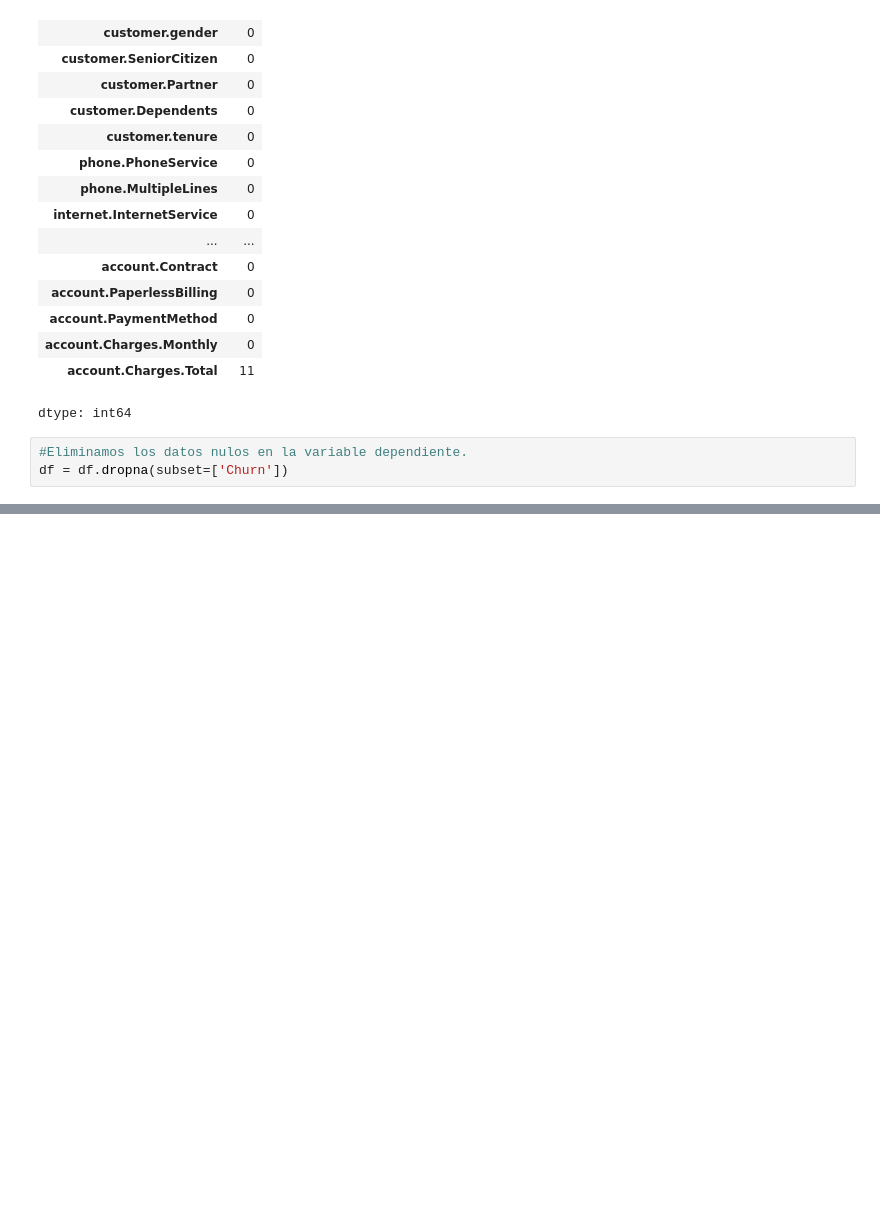
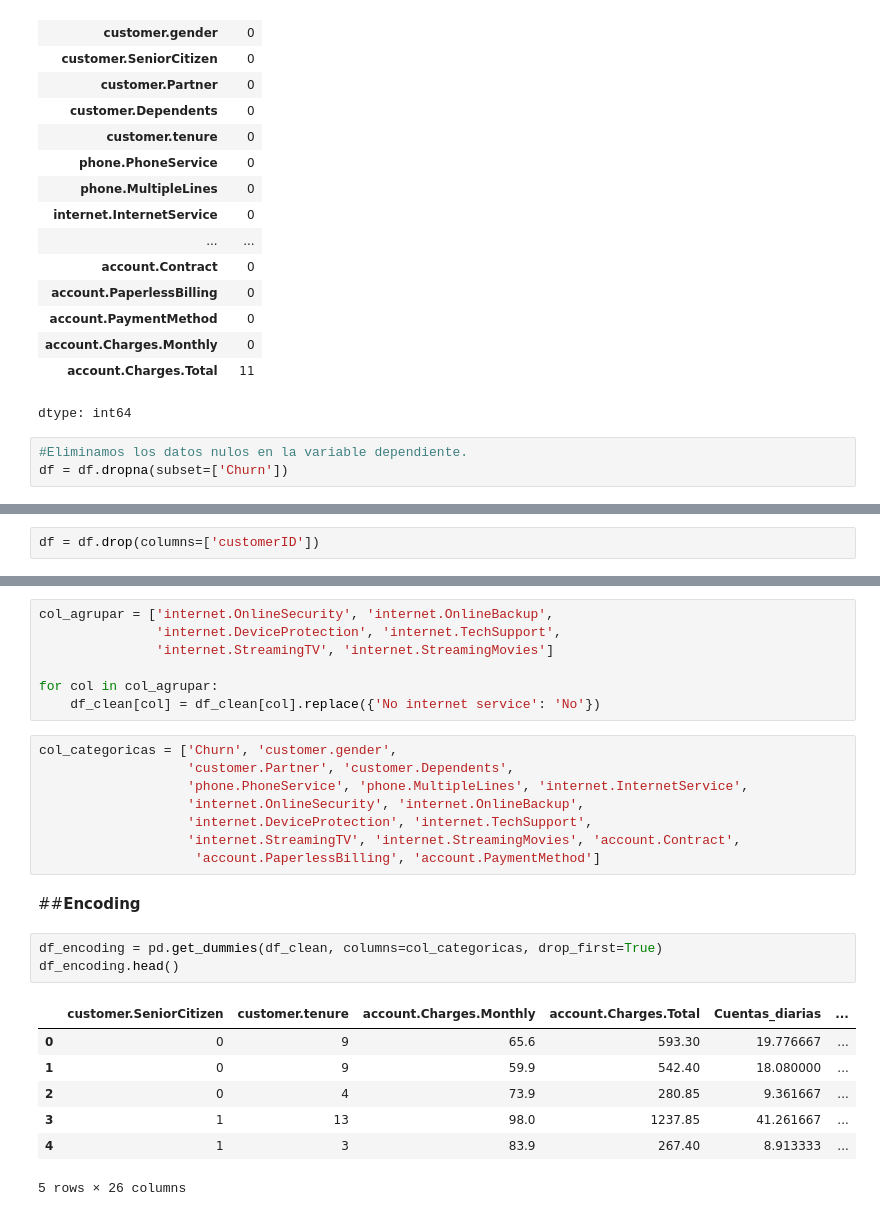
Before and after one commit to EuniceGarcia503/Challenge3_TelecomX_LATAM_parte_II, a Jupyter notebook: Challenge_TelecomX_parte_II.ipynb, the cells around one changed output, grey strips where cells are left out. Saved outputs shown, nothing was run; the diff lists cells and outputs as text; blank space fills up the shorter version.

```diff
--- a/Challenge_TelecomX_parte_II.ipynb
+++ b/Challenge_TelecomX_parte_II.ipynb
@@ -144,0 +171,2 @@ memory usage: 1.2+ MB
+# %%
+df = df.drop(columns=['customerID'])
@@ -144,0 +188,28 @@ memory usage: 1.2+ MB
+# %%
+col_agrupar = ['internet.OnlineSecurity', 'internet.OnlineBackup',
+               'internet.DeviceProtection', 'internet.TechSupport',
+               'internet.StreamingTV', 'internet.StreamingMovies']
+
+for col in col_agrupar:
+    df_clean[col] = df_clean[col].replace({'No internet service': 'No'})
+# %%
+col_categoricas = ['Churn', 'customer.gender',
+                   'customer.Partner', 'customer.Dependents',
+                   'phone.PhoneService', 'phone.MultipleLines', 'internet.InternetService',
+                   'internet.OnlineSecurity', 'internet.OnlineBackup',
+                   'internet.DeviceProtection', 'internet.TechSupport',
+                   'internet.StreamingTV', 'internet.StreamingMovies', 'account.Contract',
+                    'account.PaperlessBilling', 'account.PaymentMethod']
+# %% [markdown]
+##**Encoding**
+# %%
+df_encoding = pd.get_dummies(df_clean, columns=col_categoricas, drop_first=True)
+df_encoding.head()
+# %% [output]
+|  | customer.SeniorCitizen | customer.tenure | account.Charges.Monthly | account.Charges.Total | Cuentas_diarias | ... |
+| 0 | 0 | 9 | 65.6 | 593.30 | 19.776667 | ... |
+| 1 | 0 | 9 | 59.9 | 542.40 | 18.080000 | ... |
+| 2 | 0 | 4 | 73.9 | 280.85 | 9.361667 | ... |
+| 3 | 1 | 13 | 98.0 | 1237.85 | 41.261667 | ... |
+| 4 | 1 | 3 | 83.9 | 267.40 | 8.913333 | ... |
+5 rows × 26 columns
```
Also changed, not shown: parts of 17 cells of this notebook.
